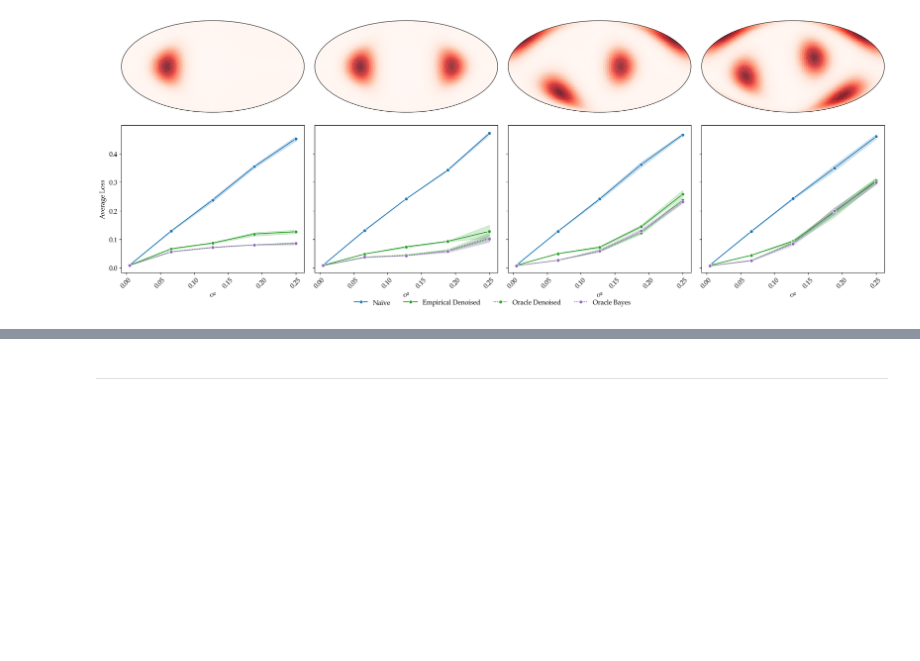
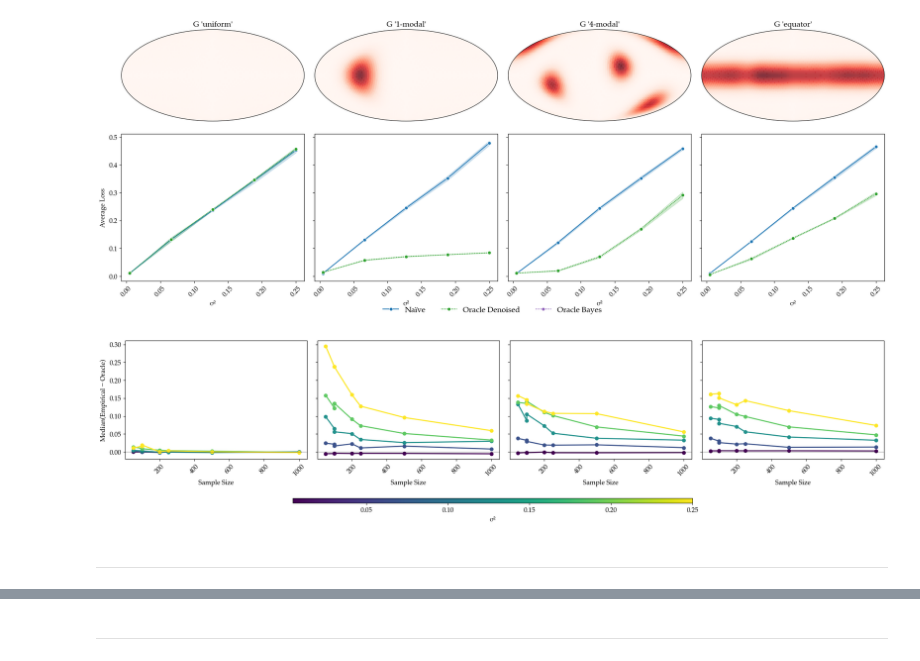
Before and after one commit to aqjaffe/RiemannianEB, a Jupyter notebook: src/simulations/S2sims.ipynb, the cells around one changed output, grey strips where cells are left out. Saved outputs shown, nothing was run; the diff lists cells and outputs as text; code cells hidden in the pictures; blank space fills up the shorter version.

```diff
--- a/src/simulations/S2sims.ipynb
+++ b/src/simulations/S2sims.ipynb
@@ -29,6 +9,46 @@ df_long = mcsims_IncreasingSigma(manifold_type,n_samples, M_ls, num_modes_ls, ta
-# %%
-fig = plot_mcsims_IncreasingSigma(manifold_type,df_long, num_modes_ls, tau2_ls,
-                                #    savefig = '{}_mcsims_IncreasingSigma.png'.format(manifold_type)
-                                )
-# %% [output]
-[figure, removed]
+# %%
+manifold_type = 'S2'
+
+G_sampler_ls = [
+    get_G_class(manifold_type, sampler, name, params) for sampler, name, params
+        in [
+            (uniform_sampler, 'uniform', None),
+            (multimodal_sampler, '1-modal', {'tau2' : 0.05, 'num_modes' : 1}),
+            (multimodal_sampler, '4-modal', {'tau2' : 0.01, 'num_modes' : 4}),
+            (equator_sampler, 'equator', {'tau2' : 0.001})
+        ]
+    ]
+# %%
+NMC = 3
+n_samples = 500
+sigma2_ls = np.linspace(0.005, 0.25, 5)
+num_oracle_samples = 10000
+oracle_bandwidth = 0.25
+# ------------------------------------------------------------------------------------------------------------------------------------------------
+df_sigma = mcsims_IncreasingSigma(
+    manifold_type,
+    n_samples,
+    G_sampler_ls,
+    sigma2_ls,
+    num_oracle_samples,
+    oracle_bandwidth,
+    NMC,
+    bayes=False)
+# %%
+plot_mcsims_IncreasingSigma(
+    manifold_type,
+    df_sigma,
+    G_sampler_ls,
+    savefig = None)
+plot_mcsims_IncreasingN(
+    manifold_type,
+    df_N,
+    G_sampler_ls,
+    savefig=None,
+    sigma_cmap="viridis",
+    showG= False)
+# %% [output]
+[figure, added]
+[figure, added]
+# %% [markdown]
+----
```
Also changed, not shown: parts of 14 cells of this notebook, 33 other files.
